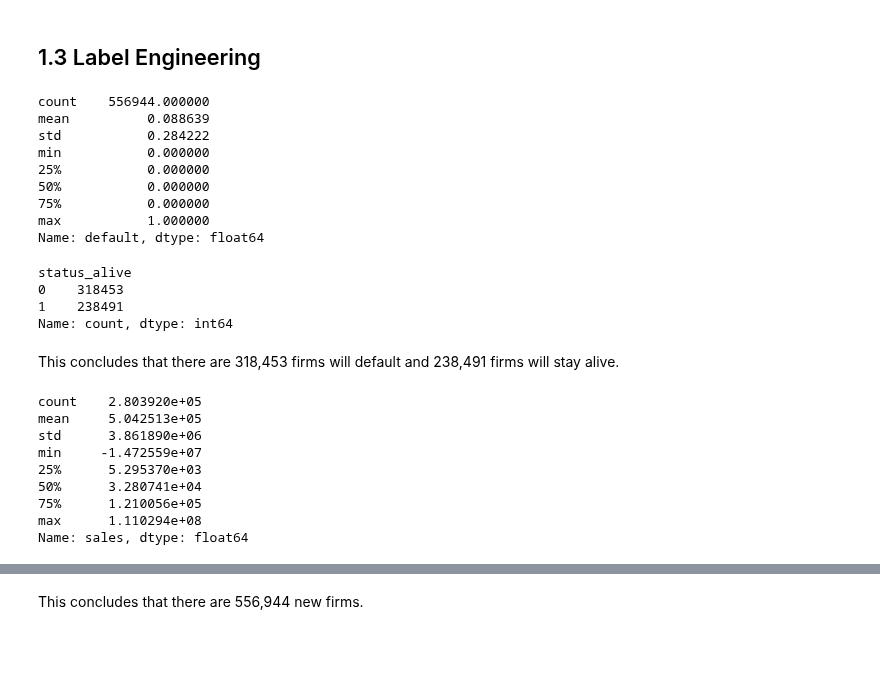
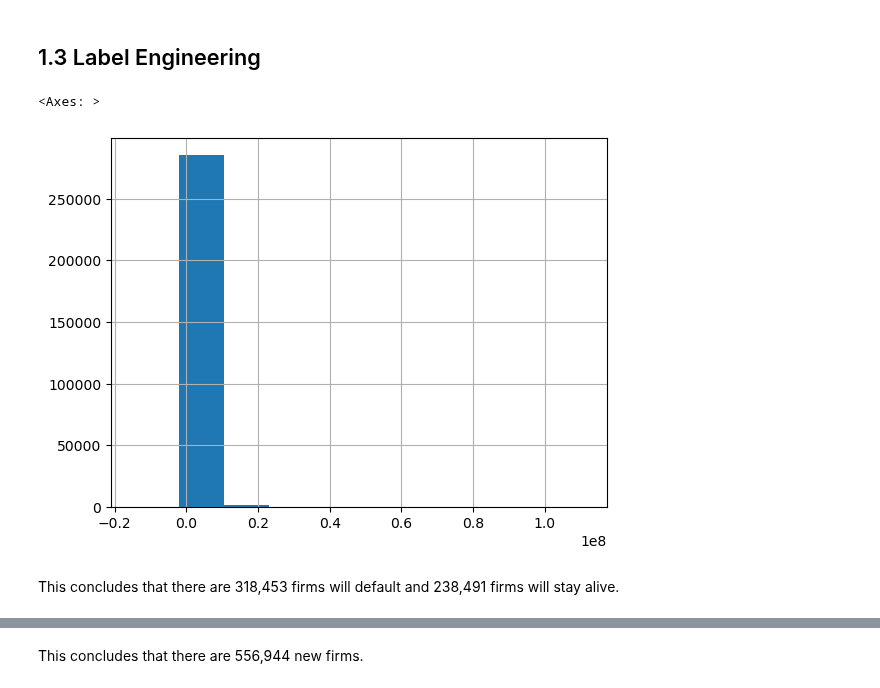
Before and after one commit to Iandrewburg/Assignment_1, a Jupyter notebook: Assignment_3/Assignment_3_Code.ipynb, the cells around one changed output, grey strips where cells are left out. Cells and saved outputs as stored; diff of their text form; code cells hidden in the pictures; blank space fills up the shorter version.

Commit message:
Handling missing values

```diff
--- a/Assignment_3/Assignment_3_Code.ipynb
+++ b/Assignment_3/Assignment_3_Code.ipynb
@@ -273,5 +276,13 @@ Also dropping `ind` column, as it does not serve any use in this specific projec
 
 With `labor_avg` having such a high number of missing values, this column will also be dropped.
 # %%
-data = data.drop(columns = ['COGS', 'finished_prod', 'net_dom_sales', 'net_exp_sales', 'wages', 'D', 'ind', 'labor_avg'])
+# Dropping the columns with too many missing values in the original data
+data = data.drop(columns = ['COGS',
+                            'finished_prod',
+                            'net_dom_sales',
+                            'net_exp_sales',
+                            'wages',
+                            'D',
+                            'ind',
+                            'labor_avg'])
 # %%
@@ -351,3 +397,6 @@ def data_dish_washer(data):
         data[col] = pd.to_numeric(data[col], errors='coerce')
 
     return data
+# %%
+# Transforming the Infinite values with NaNs in data
+data = data.replace([np.inf, -np.inf], np.nan)
@@ -430,39 +482,19 @@ data["default"] = (
     (data["status_alive"] == 1)
     & (data.groupby("comp_id")["status_alive"].shift(-2) == 0)
 ).astype(int)
+# %%
+data.sales.hist()
+# %% [output]
+<Axes: >
+[figure, added]
 # %%
 data['default'].describe()
-# %% [output]
-count    556944.000000
-mean          0.088639
-std           0.284222
-min           0.000000
-25%           0.000000
-50%           0.000000
-75%           0.000000
-max           1.000000
-Name: default, dtype: float64
 # %%
 data['status_alive'].value_counts()
-# %% [output]
-status_alive
-0    318453
-1    238491
-Name: count, dtype: int64
 # %% [markdown]
 This concludes that there are 318,453 firms will default and 238,491 firms will stay alive.
 # %%
 data['sales'].describe()
-# %% [output]
-count    2.803920e+05
-mean     5.042513e+05
-std      3.861890e+06
-min     -1.472559e+07
-25%      5.295370e+03
-50%      3.280741e+04
-75%      1.210056e+05
-max      1.110294e+08
-Name: sales, dtype: float64
 # %%
 # Replacimg negative sales values with 1. This operation is done outside of
 # ...the `assign` method because it's a direct modification of the dataframe.
```
Also changed, not shown: parts of 25 cells of this notebook.
